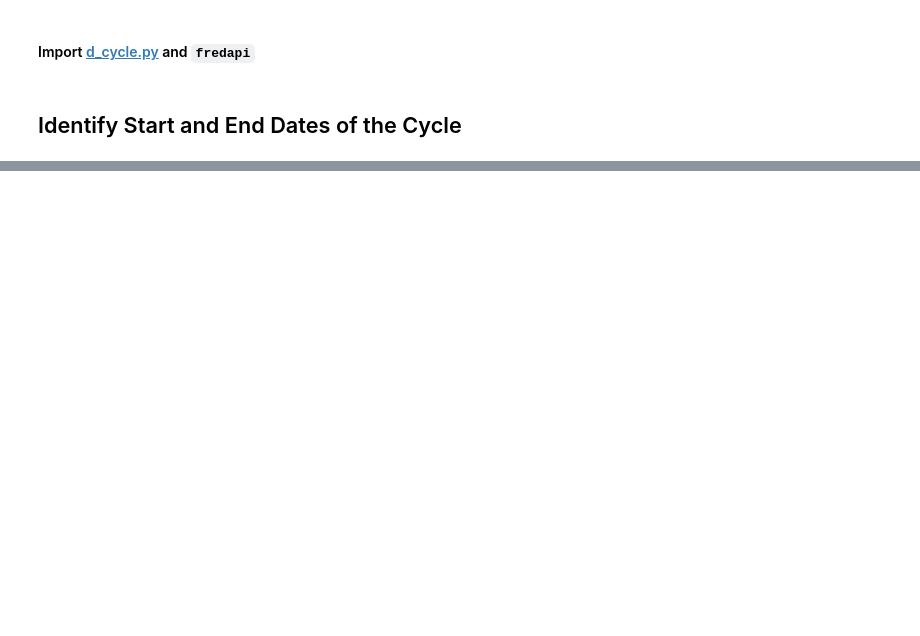
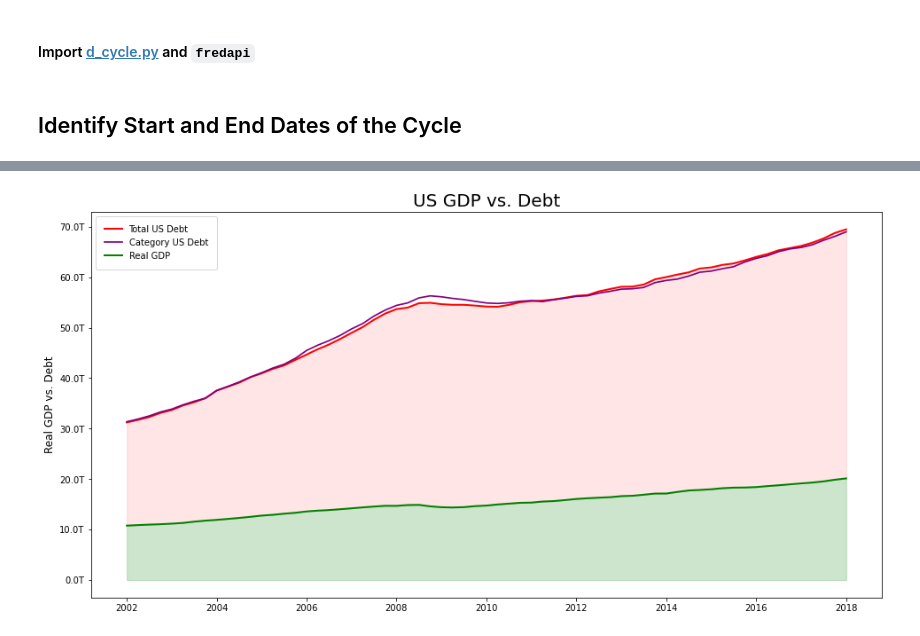
Before and after one commit to bridaniels/Principles_NavigatingBigDebtCrises, a Jupyter notebook: Part1/deflationDebtCycle/01_early.ipynb, the cells around one changed output, grey strips where cells are left out. Drawn from its saved outputs; the diff is of its cells as text; code cells hidden in the pictures; blank space fills up the shorter version.

```diff
--- a/Part1/deflationDebtCycle/01_early.ipynb
+++ b/Part1/deflationDebtCycle/01_early.ipynb
@@ -59,0 +30,4 @@ yoy
+# %%
+p.plot_debt_vs_gdp()
+# %% [output]
+[figure, added]
```
Also changed, not shown: parts of 10 cells of this notebook, 2 other files.
